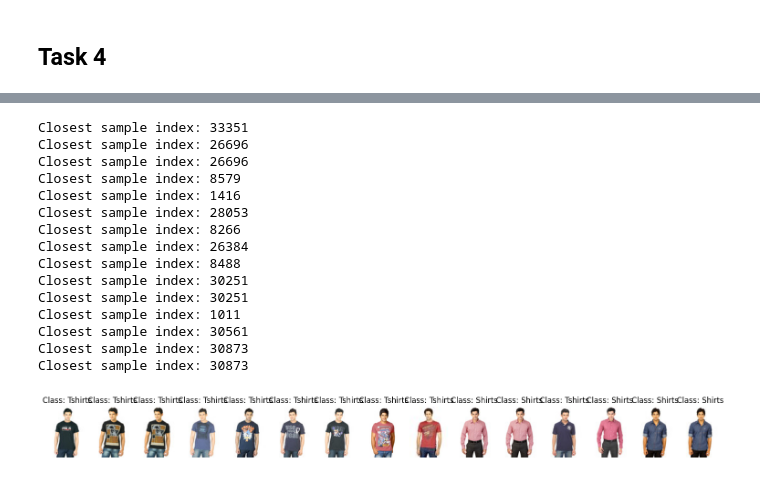
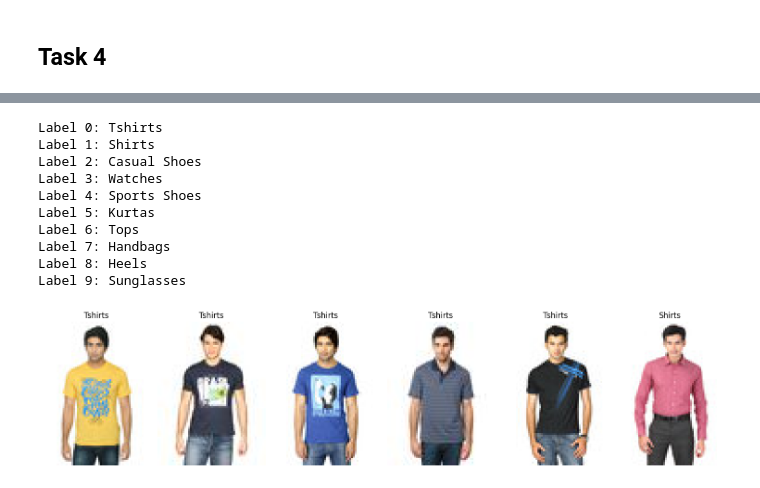
Before and after one commit to ThijmenA/Deep-Learning-Assignment-1, a Jupyter notebook: ass1_skeleton.ipynb, the cells around one changed output, grey strips where cells are left out. Cells and saved outputs as stored; diff of their text form; code cells hidden in the pictures.

Commit message:
imports cleanup

```diff
--- a/ass1_skeleton.ipynb
+++ b/ass1_skeleton.ipynb
@@ -602,6 +587,7 @@ plt.show()
 # datasets: first 10 classes of train_dataset and main_test_dataset
 
 # reload the model from the previous task
+device = torch.device("cuda" if torch.cuda.is_available() else "cpu")
 model = EmbeddingFashionCNN(embedding_dim=39)
 model.load_state_dict(torch.load("task_2.pth"))
 model.to(device)
@@ -628,7 +614,6 @@ for image, label in main_test_loader:
             labels.append(label[0].cpu())
 
 # apply PCA
-from sklearn.decomposition import PCA
 pca = PCA(n_components=2)
 train_embeddings_10_pca = pca.fit_transform(torch.cat(embeddings).numpy())
 # %%
@@ -656,11 +639,5 @@ plt.show()
 # %%
 # create a confusion matrix with the first 10 classes over main_test_dataset and main_support_dataset
-from sklearn.metrics import confusion_matrix
-import seaborn as sns
-import matplotlib.pyplot as plt
-from sklearn.metrics import ConfusionMatrixDisplay
-import numpy as np
-
 test_loader_main_test = DataLoader(main_test_dataset, batch_size=1, shuffle=False)
 support_loader_main_train = DataLoader(train_dataset, batch_size=1, shuffle=False)
 
@@ -682,3 +659,5 @@ for image, label in support_loader_main_train:
         with torch.no_grad():
             support_embeddings_main_train.append(model(image).cpu())
             support_labels_main_train.append(label[0].cpu())
+
+support_embeddings_main_train = torch.cat(support_embeddings_main_train)
@@ -702,13 +679,11 @@ def plot_confusion_matrix(y_true, y_pred, classes, title='Confusion Matrix'):
 
 pred_labels = []
 for test_embedding in test_embeddings_main_test:
-    distances = torch.cdist(test_embedding.unsqueeze(0), support_embeddings_main_train)
-    knn_indices = distances.topk(3, largest=False, dim=0).indices[0]  # Get indices of 3 nearest neighbors
+    distances = torch.cdist(test_embedding, support_embeddings_main_train)
+    knn_indices = distances.squeeze(0).topk(3, largest=False, dim=0).indices[0]  # Get indices of 3 nearest neighbors
     knn_labels = torch.tensor(support_labels_main_train)[knn_indices]
     predicted_label = torch.mode(knn_labels).values
     pred_labels.append(predicted_label.item())
 
-print(f"Predicted labels: {pred_labels}")
-
 plot_confusion_matrix(test_labels_main_test, pred_labels, classes=range(10), title='Confusion Matrix for Main Test Dataset')
 # %% [output]
@@ -788,32 +779,30 @@ all_embeddings, all_labels = dataset_with_embeddings.get_embeddings()
 centroid_class_0 = torch.mean(all_embeddings[all_labels == 0], dim=0)
 centroid_class_1 = torch.mean(all_embeddings[all_labels == 1], dim=0)
 
-indexes = get_n_samples_between_two_centroids(centroid_class_0, centroid_class_1, all_embeddings, n=15)
+indexes = get_n_samples_between_two_centroids(centroid_class_0, centroid_class_1, all_embeddings, n=6)
 # %%
+#print translation of all labels
+for i in range(10):
+    print(f"Label {i}: {label_id_to_label_name[i]}")
+
 fig, axes = plt.subplots(1, len(indexes), figsize=(15, 5))
 for ax, i in zip(axes, indexes):
-    print(f"Closest sample index: {i}")
     dataset_with_embeddings[i][0]
     image = Image.open(os.path.join(img_dir, f"{dataset_with_embeddings.dataset1.df.iloc[i]['imageId']}.jpg")).convert("RGB")
     ax.imshow(image)
     ax.set_title(dataset_with_embeddings.dataset1.df.iloc[i]['articleTypeName'])
     ax.axis('off')
 plt.tight_layout()
 plt.show()
 # %% [output]
-Closest sample index: 33351
-Closest sample index: 26696
-Closest sample index: 26696
-Closest sample index: 8579
-Closest sample index: 1416
-Closest sample index: 28053
-Closest sample index: 8266
-Closest sample index: 26384
-Closest sample index: 8488
-Closest sample index: 30251
-Closest sample index: 30251
-Closest sample index: 1011
-Closest sample index: 30561
-Closest sample index: 30873
-Closest sample index: 30873
+Label 0: Tshirts
+Label 1: Shirts
+Label 2: Casual Shoes
+Label 3: Watches
+Label 4: Sports Shoes
+Label 5: Kurtas
+Label 6: Tops
+Label 7: Handbags
+Label 8: Heels
+Label 9: Sunglasses
-[figure, old version]
+[figure, new version]
```
Also changed, not shown: parts of 6 cells of this notebook.
